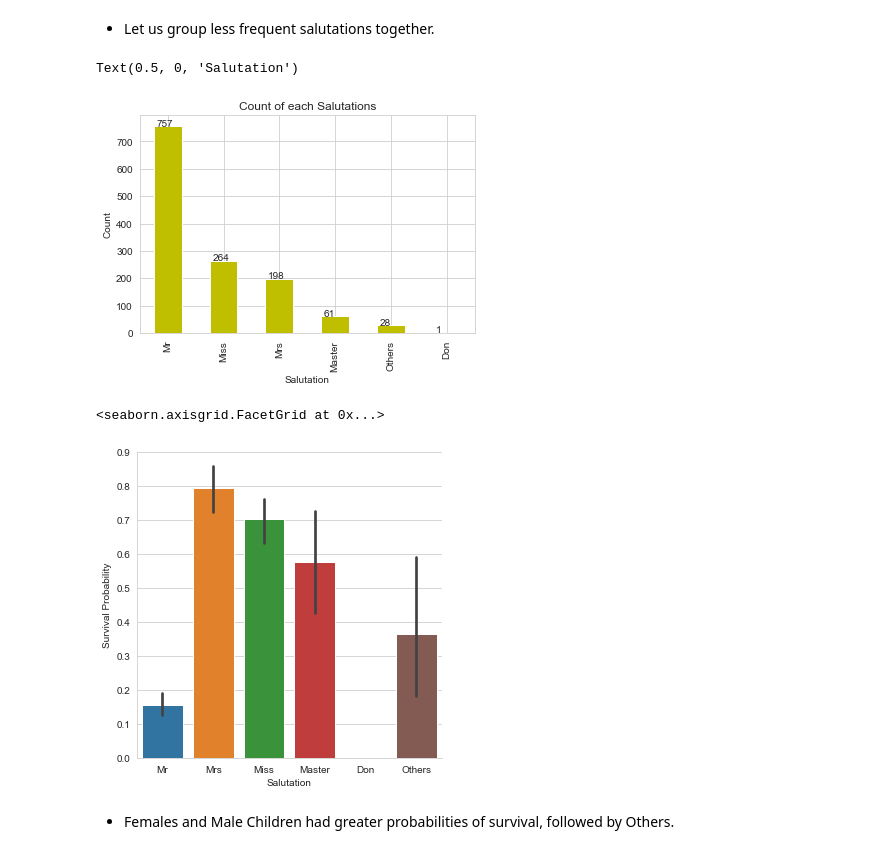
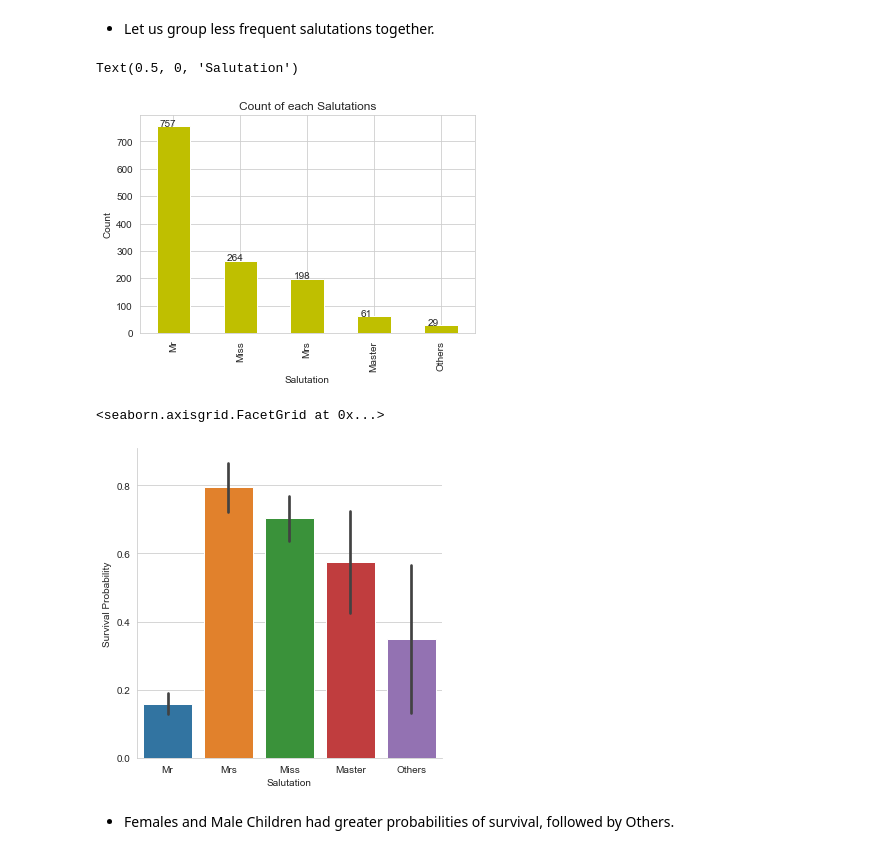
Before and after one commit to vagdevik/Titanic, a Jupyter notebook: Titanic/Titanic.ipynb, the cells around one changed output. Drawn from its saved outputs; the diff is of its cells as text; code cells hidden in the pictures.

```diff
--- a/Titanic/Titanic.ipynb
+++ b/Titanic/Titanic.ipynb
@@ -511,25 +510,25 @@ Text(0.5, 0, 'Salutation')
 # %% [markdown]
 * Let us group less frequent salutations together.
 # %%
-dataset['Salutation'] = dataset['Salutation'].replace(['Dr', 'Rev', 'Col', 'Major', 'the Countess', 'Sir', 'Jonkheer', 'Lady', 'Capt', 'Dona'], 'Others')
+dataset['Salutation'] = dataset['Salutation'].replace(['Dr', 'Rev', 'Col', 'Major', 'the Countess', 'Sir', 'Jonkheer', 'Lady', 'Capt', 'Don','Dona'], 'Others')
 dataset['Salutation'] = dataset['Salutation'].replace(['Mlle','Ms'], 'Miss')
 dataset['Salutation'] = dataset['Salutation'].replace('Mme', 'Mrs')
 barplot = dataset["Salutation"].value_counts().plot(kind='bar', color='y')
 for bar in barplot.patches:
     yval = bar.get_height()
     barplot.text(bar.get_x()+(-0.2) + bar.get_width()/2.0, yval, int(yval))
 barplot.set_title("Count of each Salutations")
 barplot.set_ylabel("Count")
 barplot.set_xlabel("Salutation")
 # %% [output]
 Text(0.5, 0, 'Salutation')
-[figure, old version]
+[figure, new version]
 # %%
 g = sns.factorplot(x="Salutation",y="Survived",data=dataset,kind="bar")
 g.set_axis_labels(y_var='Survival Probability')
 # %% [output]
 <seaborn.axisgrid.FacetGrid at 0x...>
-[figure, old version]
+[figure, new version]
 # %% [markdown]
 * Females and Male Children had greater probabilities of survival, followed by Others.
 # %%
```
Also changed, not shown: parts of 30 cells of this notebook, 1 other file.
